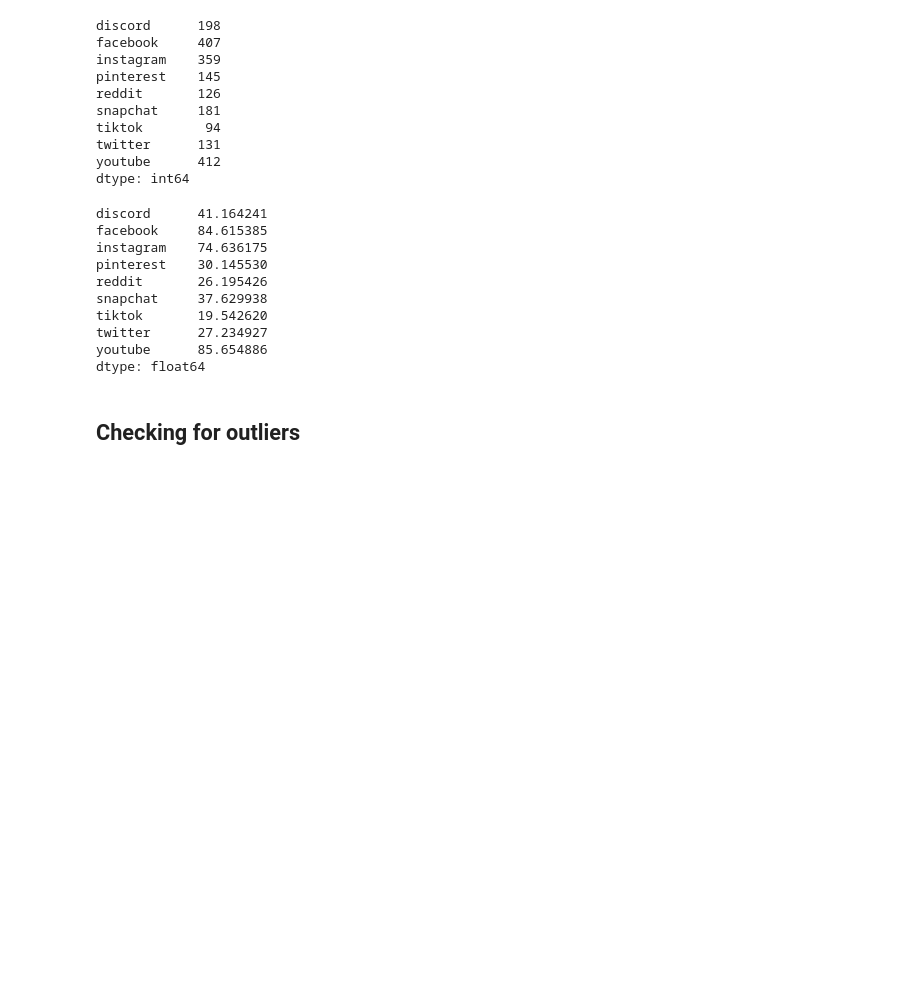
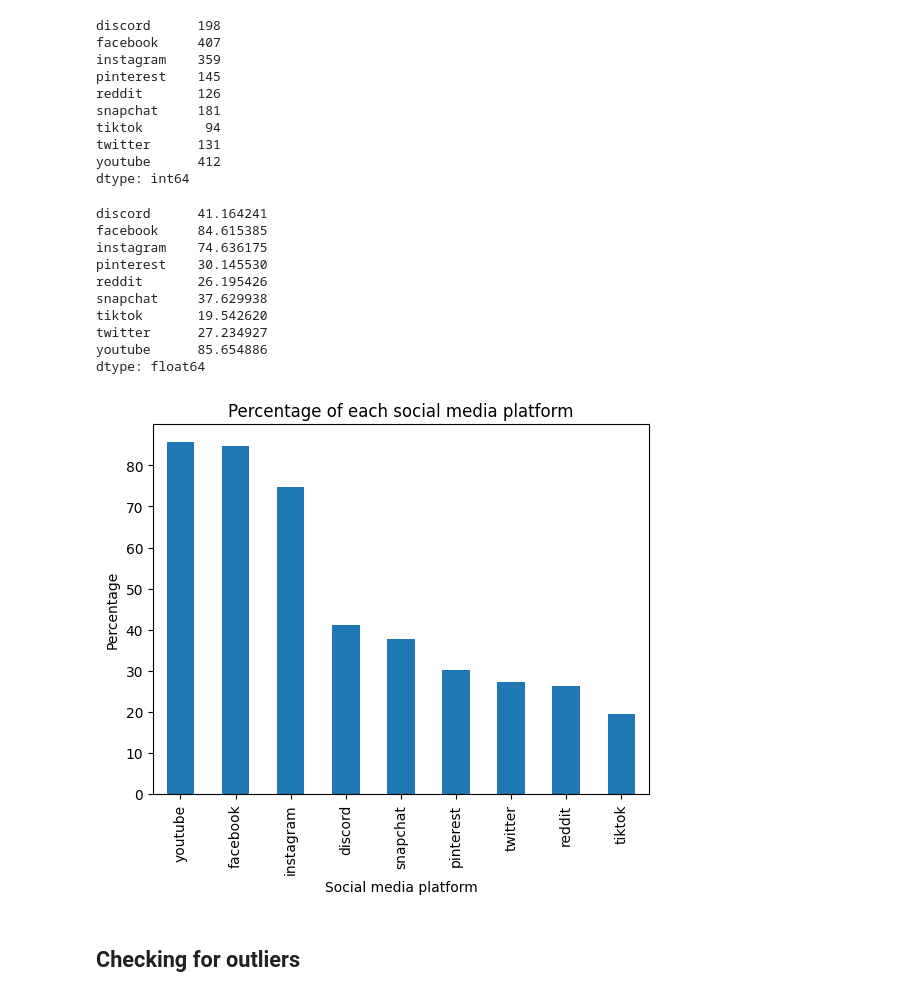
Before and after one commit to ReDI-Data-Analytics-2023/final-project, a Jupyter notebook: 01-Cleaning/00-complete_cleaning.ipynb, the cells around one changed output. Cells and saved outputs as stored; diff of their text form; code cells hidden in the pictures; blank space fills up the shorter version.

```diff
--- a/01-Cleaning/00-complete_cleaning.ipynb
+++ b/01-Cleaning/00-complete_cleaning.ipynb
@@ -599,18 +599,27 @@ youtube      412
 dtype: int64
 # %%
 percentage_of_1s = (df[columns_to_count].map(lambda x: x == 1).sum() / df.shape[0]) * 100
-percentage_of_1s
+print(percentage_of_1s)
+
+percentage_of_1s.sort_values(ascending=False).plot(kind='bar')
+
+plt.title('Percentage of each social media platform')
+plt.xlabel('Social media platform')
+plt.ylabel('Percentage')
+
+plt.show()
 # %% [output]
 discord      41.164241
 facebook     84.615385
 instagram    74.636175
 pinterest    30.145530
 reddit       26.195426
 snapchat     37.629938
 tiktok       19.542620
 twitter      27.234927
 youtube      85.654886
 dtype: float64
+[figure, added]
 # %% [markdown]
 ## Checking for outliers
 # %%
```
Also changed, not shown: 1 other file.
